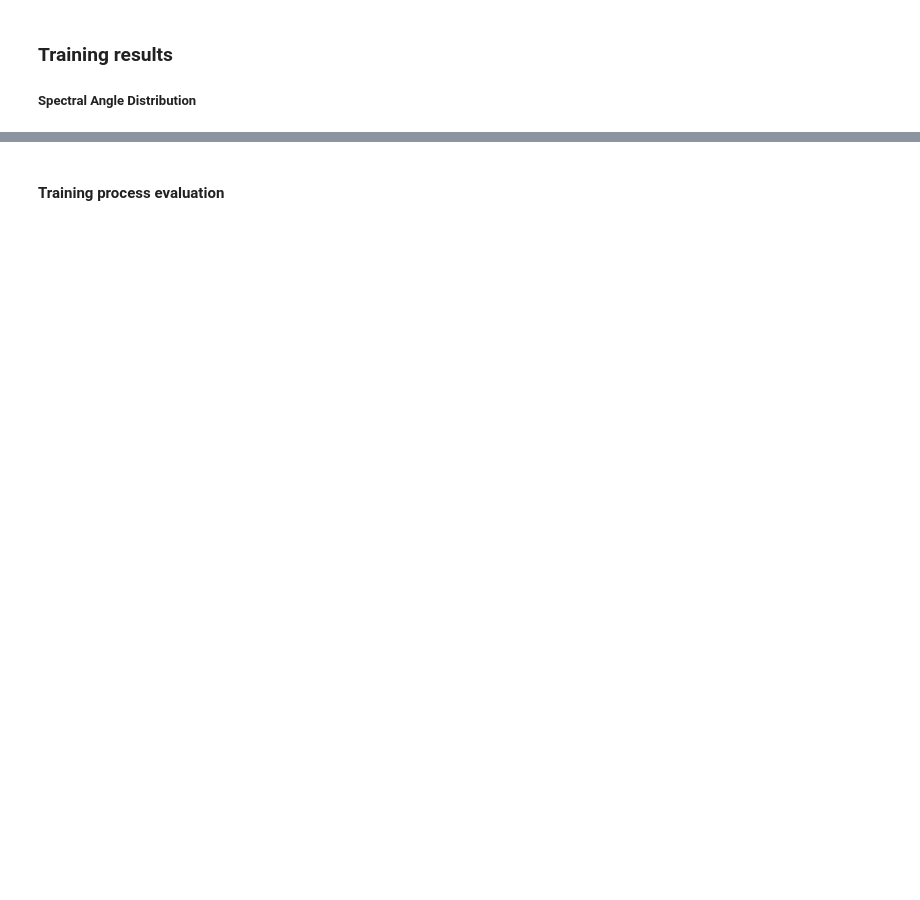
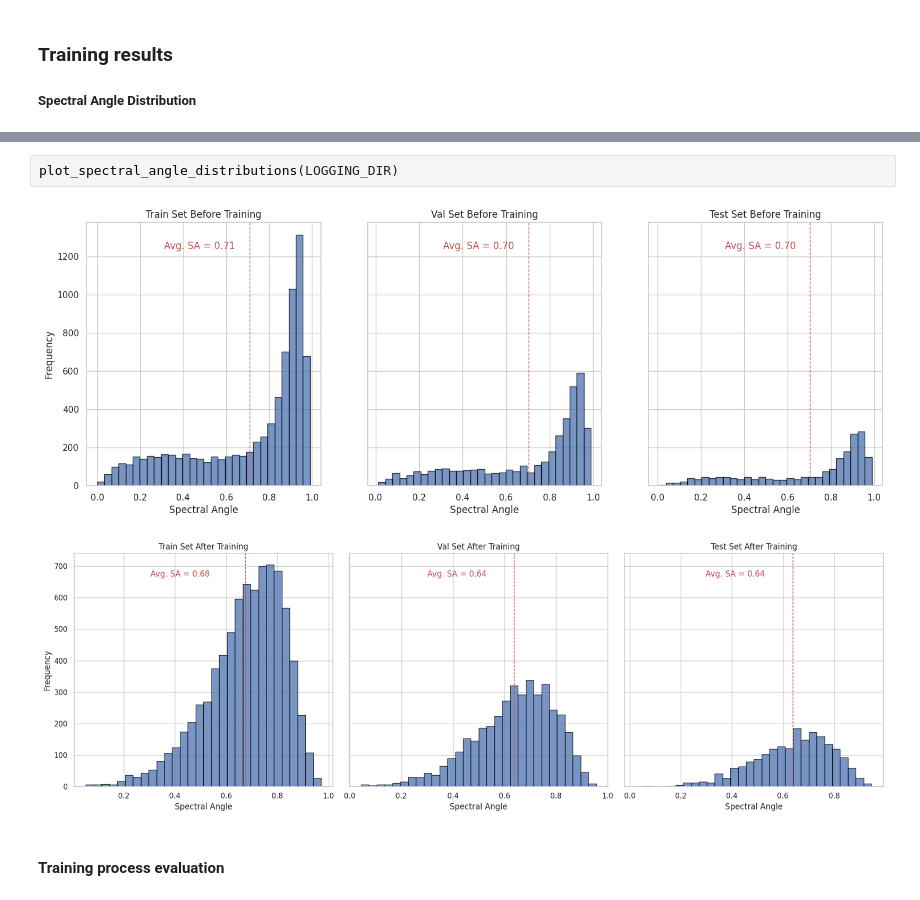
Before and after one commit to wilhelm-lab/dlomix, a Jupyter notebook: bmpc_shared_scripts/refinement_transfer_learning/user_report.ipynb, the cells around one changed output, grey strips where cells are left out. Cells and saved outputs as stored; diff of their text form; blank space fills up the shorter version.

```diff
--- a/bmpc_shared_scripts/refinement_transfer_learning/user_report.ipynb
+++ b/bmpc_shared_scripts/refinement_transfer_learning/user_report.ipynb
@@ -254,3 +129,8 @@ Average Pearson Correlation distance for test: 0.19152450561523438
+# %%
+plot_spectral_angle_distributions(LOGGING_DIR)
+# %% [output]
+[figure, added]
+[figure, added]
 # %% [markdown]
 #### Training process evaluation
 # %%
```
Also changed, not shown: parts of 19 cells of this notebook, 4 other files.
